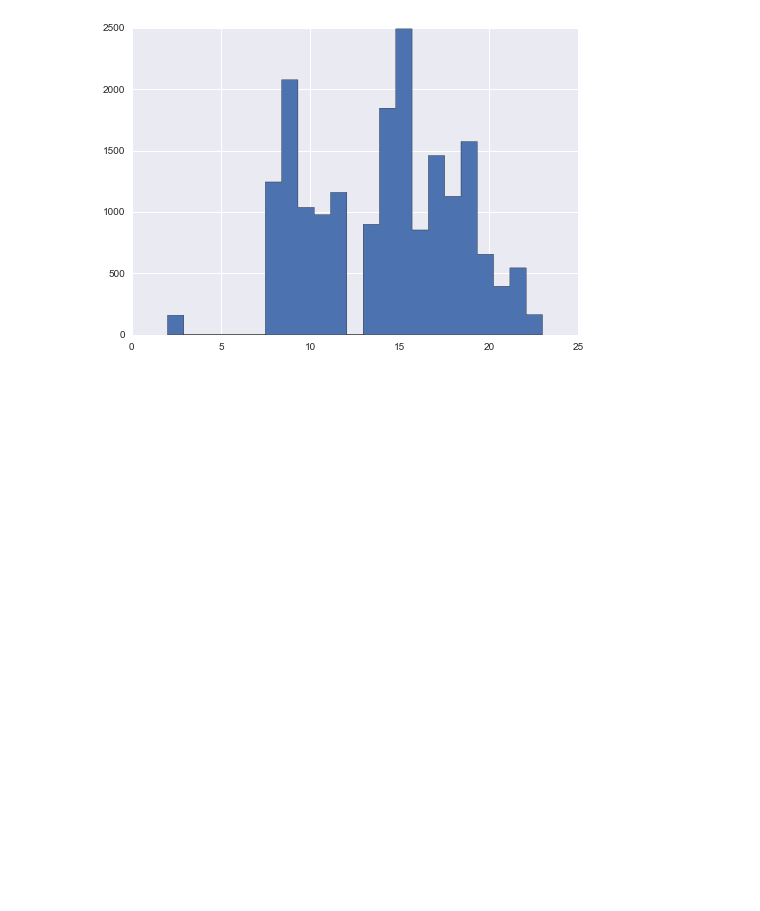
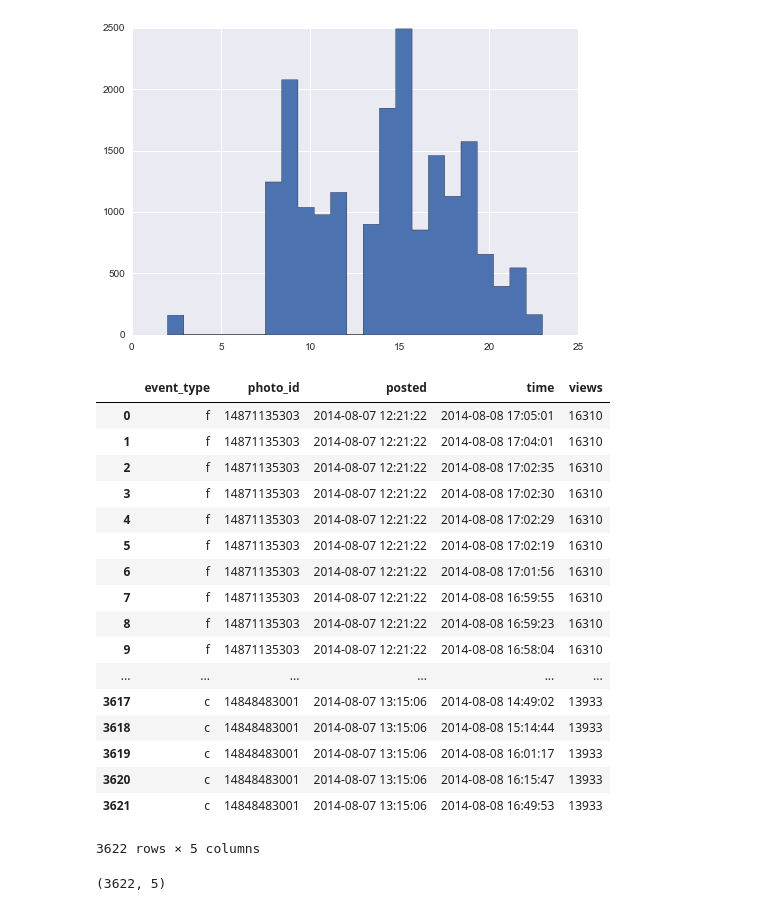
Before and after one commit to odhondt/flickr-data, a Jupyter notebook: flickr data.ipynb, the cells around one changed output. Saved outputs shown, nothing was run; the diff lists cells and outputs as text; code cells hidden in the pictures; blank space fills up the shorter version.

```diff
--- a/flickr data.ipynb
+++ b/flickr data.ipynb
@@ -378,3 +379,29 @@ hist(tt.hour, bins=23, histtype='stepfilled')
 [figure]
 # %%
 #df.to_csv('flickr_activity_explore.csv')
+# %%
+df
+# %% [output]
+|  | event_type | photo_id | posted | time | views |
+| 0 | f | 14871135303 | 2014-08-07 12:21:22 | 2014-08-08 17:05:01 | 16310 |
+| 1 | f | 14871135303 | 2014-08-07 12:21:22 | 2014-08-08 17:04:01 | 16310 |
+| 2 | f | 14871135303 | 2014-08-07 12:21:22 | 2014-08-08 17:02:35 | 16310 |
+| 3 | f | 14871135303 | 2014-08-07 12:21:22 | 2014-08-08 17:02:30 | 16310 |
+| 4 | f | 14871135303 | 2014-08-07 12:21:22 | 2014-08-08 17:02:29 | 16310 |
+| 5 | f | 14871135303 | 2014-08-07 12:21:22 | 2014-08-08 17:02:19 | 16310 |
+| 6 | f | 14871135303 | 2014-08-07 12:21:22 | 2014-08-08 17:01:56 | 16310 |
+| 7 | f | 14871135303 | 2014-08-07 12:21:22 | 2014-08-08 16:59:55 | 16310 |
+| 8 | f | 14871135303 | 2014-08-07 12:21:22 | 2014-08-08 16:59:23 | 16310 |
+| 9 | f | 14871135303 | 2014-08-07 12:21:22 | 2014-08-08 16:58:04 | 16310 |
+| ... | ... | ... | ... | ... | ... |
+| 3617 | c | 14848483001 | 2014-08-07 13:15:06 | 2014-08-08 14:49:02 | 13933 |
+| 3618 | c | 14848483001 | 2014-08-07 13:15:06 | 2014-08-08 15:14:44 | 13933 |
+| 3619 | c | 14848483001 | 2014-08-07 13:15:06 | 2014-08-08 16:01:17 | 13933 |
+| 3620 | c | 14848483001 | 2014-08-07 13:15:06 | 2014-08-08 16:15:47 | 13933 |
+| 3621 | c | 14848483001 | 2014-08-07 13:15:06 | 2014-08-08 16:49:53 | 13933 |
+3622 rows × 5 columns
+# %%
+#df.index
+df.shape
+# %% [output]
+(3622, 5)
```
Also changed, not shown: parts of 7 cells of this notebook.
